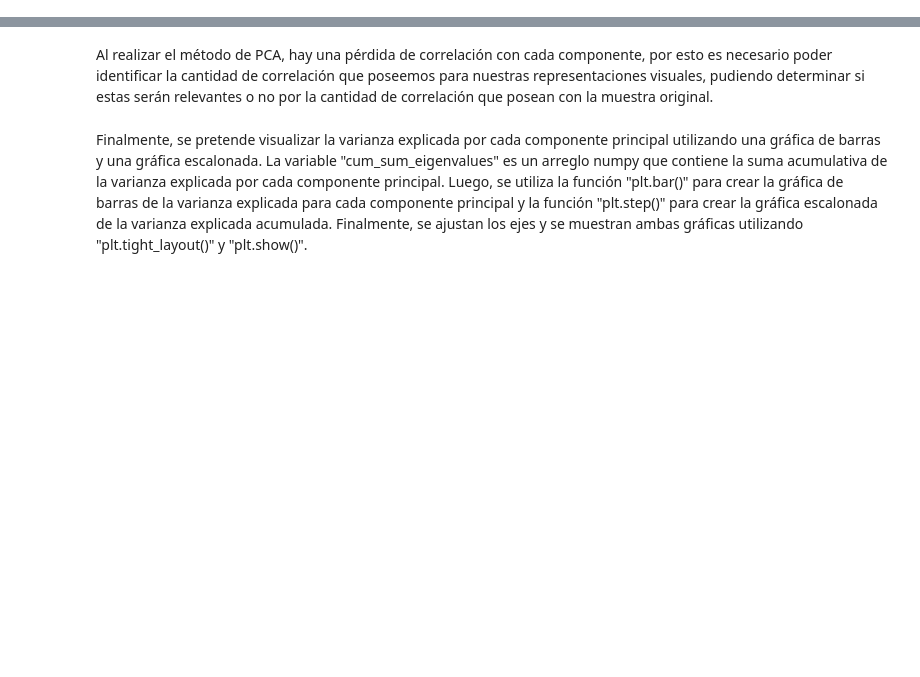
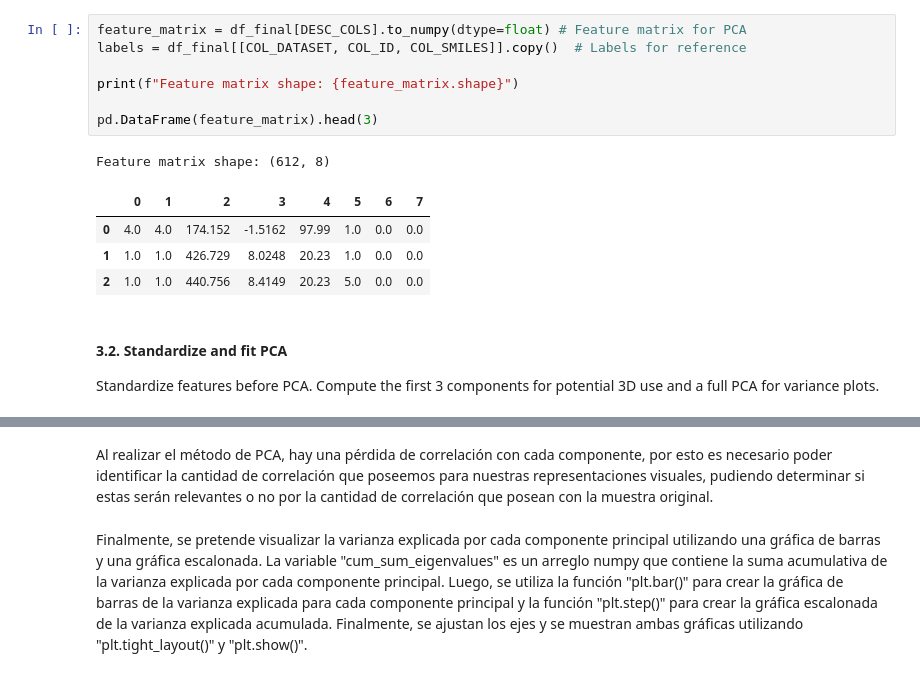
Before and after one commit to cecilia590/S_hyssopifolia_cheminformatic_analysis, a Jupyter notebook: notebooks/sidas_descriptors_pca.ipynb, the cells around one changed output, grey strips where cells are left out. Saved outputs shown, nothing was run; the diff lists cells and outputs as text; blank space fills up the shorter version.

```diff
--- a/notebooks/sidas_descriptors_pca.ipynb
+++ b/notebooks/sidas_descriptors_pca.ipynb
@@ -352,0 +137,16 @@ pca_dataset.head(2)
+# %%
+feature_matrix = df_final[DESC_COLS].to_numpy(dtype=float) # Feature matrix for PCA
+labels = df_final[[COL_DATASET, COL_ID, COL_SMILES]].copy()  # Labels for reference
+
+print(f"Feature matrix shape: {feature_matrix.shape}")
+
+pd.DataFrame(feature_matrix).head(3)
+# %% [output]
+Feature matrix shape: (612, 8)
+|  | 0 | 1 | 2 | 3 | 4 | 5 | 6 | 7 |
+| 0 | 4.0 | 4.0 | 174.152 | -1.5162 | 97.99 | 1.0 | 0.0 | 0.0 |
+| 1 | 1.0 | 1.0 | 426.729 | 8.0248 | 20.23 | 1.0 | 0.0 | 0.0 |
+| 2 | 1.0 | 1.0 | 440.756 | 8.4149 | 20.23 | 5.0 | 0.0 | 0.0 |
+# %% [markdown]
+#### **3.2. Standardize and fit PCA**
+Standardize features before PCA. Compute the first 3 components for potential 3D use and a full PCA for variance plots.
```
Also changed, not shown: parts of 51 cells of this notebook, 1 other file.
